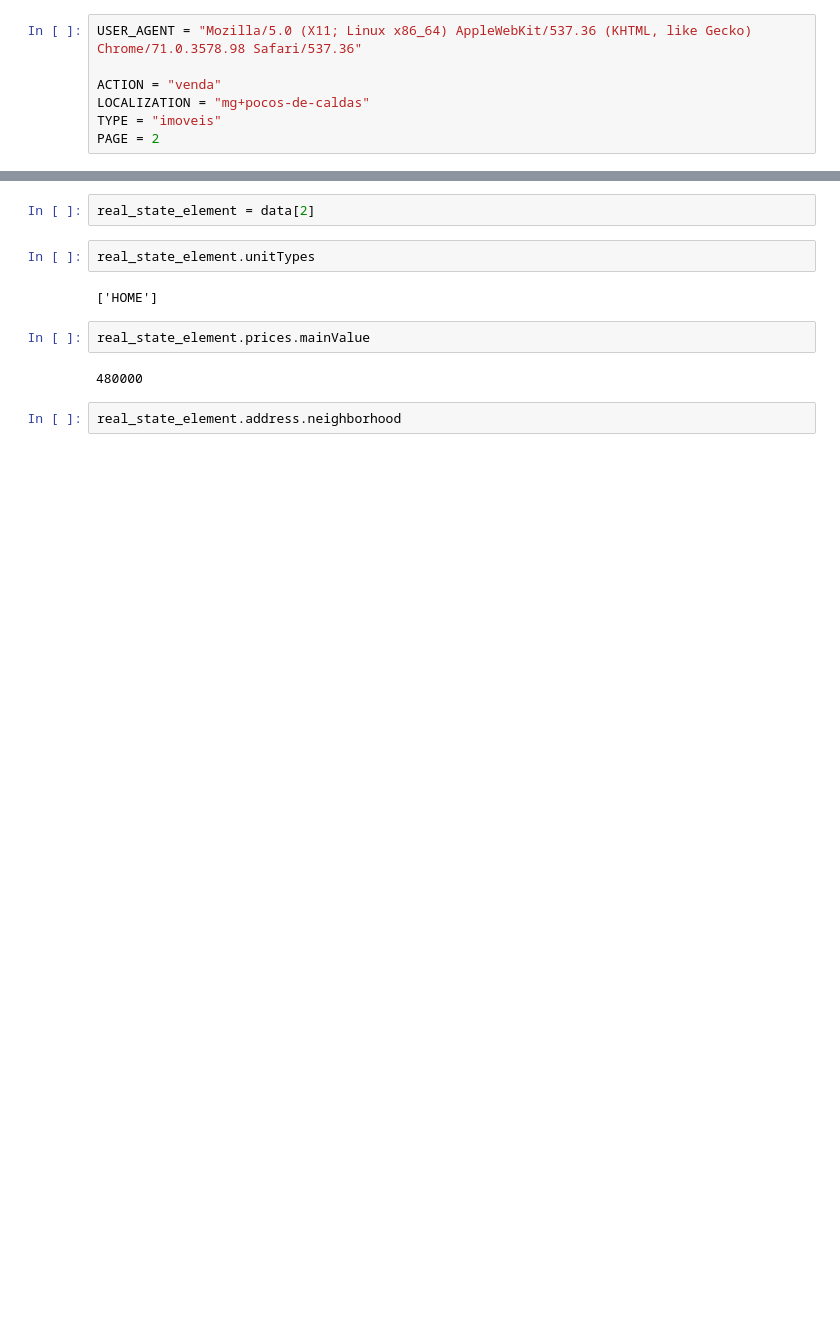
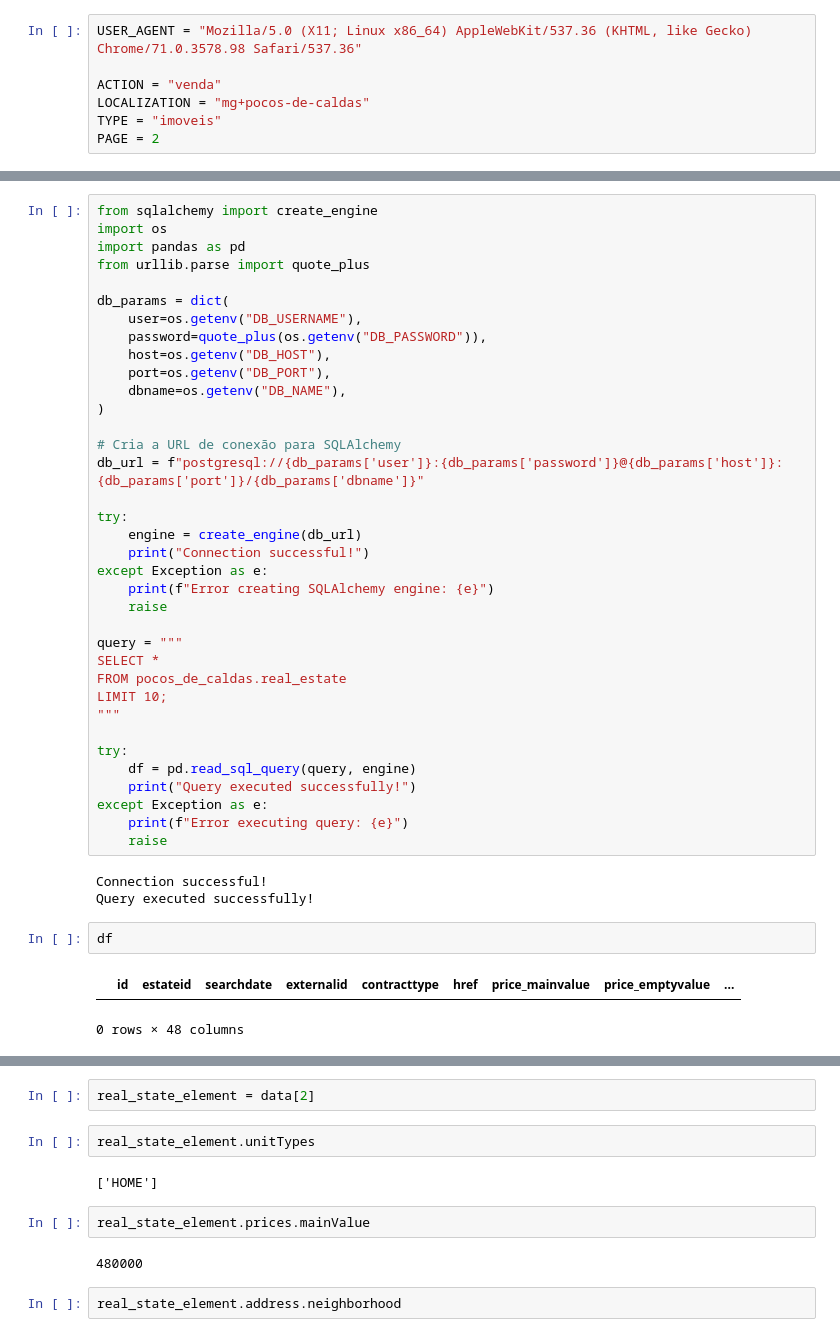
Before and after one commit to emdemor/pc_zap_scrapper, a Jupyter notebook: notebooks/refact.ipynb, the cells around one changed output, grey strips where cells are left out. Cells and saved outputs as stored; diff of their text form; blank space fills up the shorter version.

```diff
--- a/notebooks/refact.ipynb
+++ b/notebooks/refact.ipynb
@@ -162,0 +447,44 @@ data = get_real_state_data(page_html)
+# %%
+from sqlalchemy import create_engine
+import os
+import pandas as pd
+from urllib.parse import quote_plus
+
+db_params = dict(
+    user=os.getenv("DB_USERNAME"),
+    password=quote_plus(os.getenv("DB_PASSWORD")),
+    host=os.getenv("DB_HOST"),
+    port=os.getenv("DB_PORT"),
+    dbname=os.getenv("DB_NAME"),
+)
+
+# Cria a URL de conexão para SQLAlchemy
+db_url = f"postgresql://{db_params['user']}:{db_params['password']}@{db_params['host']}:{db_params['port']}/{db_params['dbname']}"
+
+try:
+    engine = create_engine(db_url)
+    print("Connection successful!")
+except Exception as e:
+    print(f"Error creating SQLAlchemy engine: {e}")
+    raise
+
+query = """
+SELECT *
+FROM pocos_de_caldas.real_estate
+LIMIT 10;
+"""
+
+try:
+    df = pd.read_sql_query(query, engine)
+    print("Query executed successfully!")
+except Exception as e:
+    print(f"Error executing query: {e}")
+    raise
+# %% [output]
+Connection successful!
+Query executed successfully!
+# %%
+df
+# %% [output]
+|  | id | estateid | searchdate | externalid | contracttype | href | price_mainvalue | price_emptyvalue | ... |
+0 rows × 48 columns
```
Also changed, not shown: parts of 23 cells of this notebook, 12 other files.
